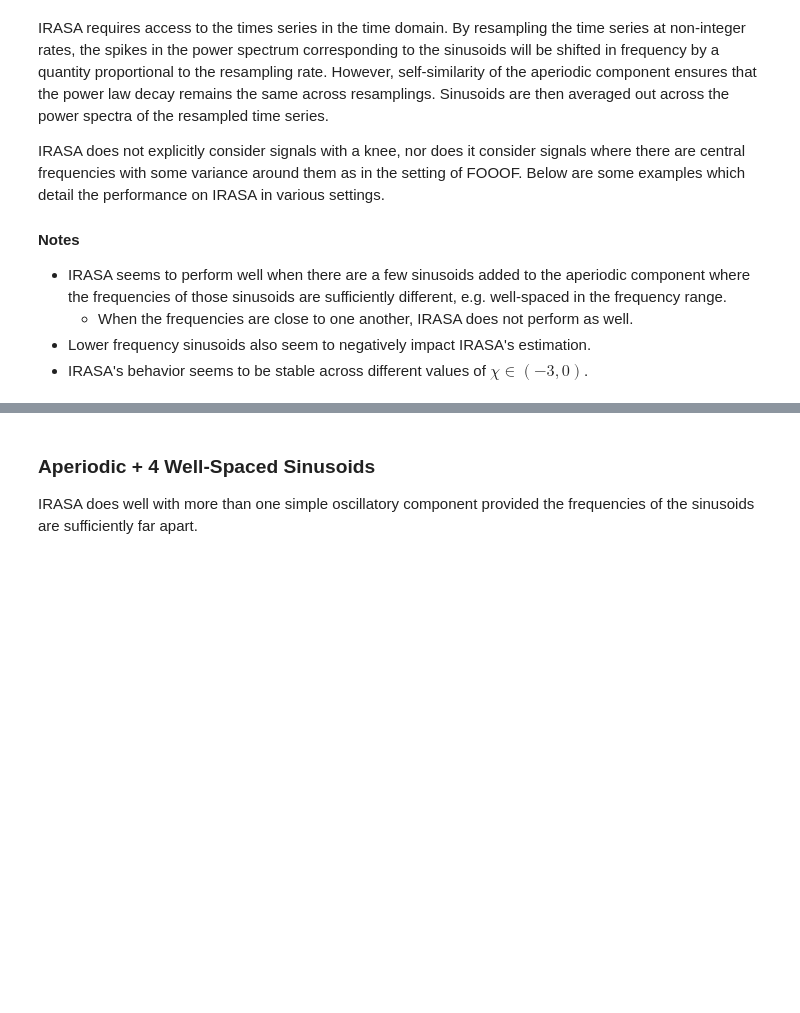
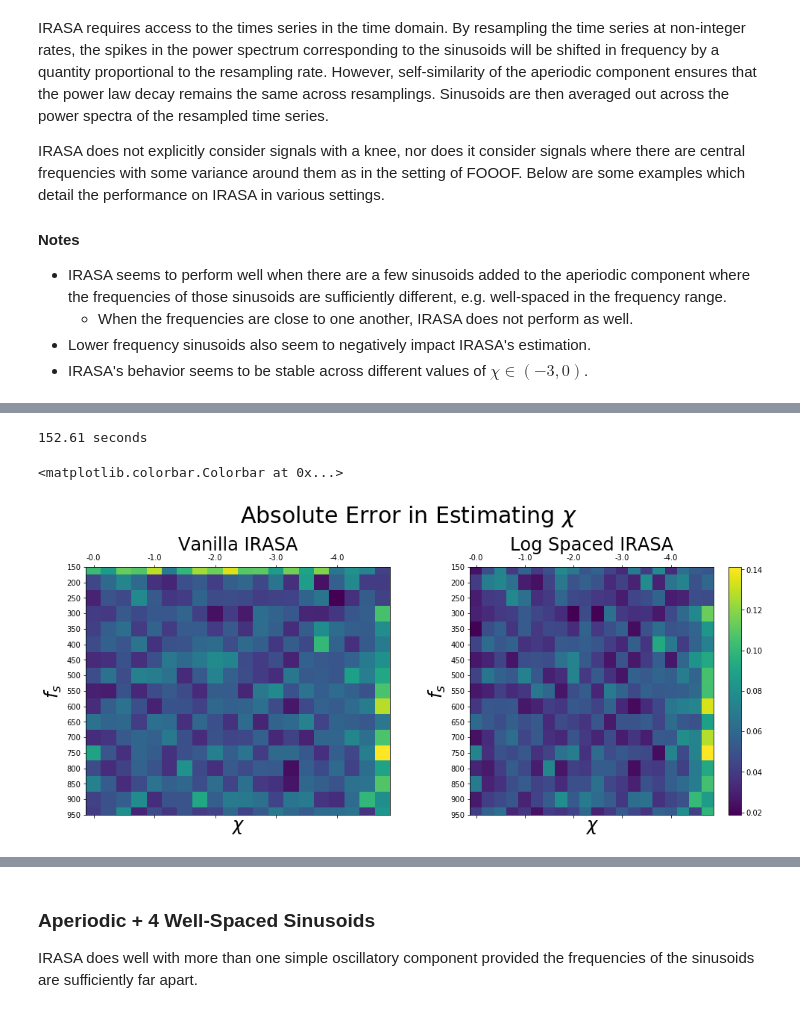
Before and after one commit to AperiodicMethods/AperiodicMethods, a Jupyter notebook: notebooks/EricIRASANotes.ipynb, the cells around one changed output, grey strips where cells are left out. Cells and saved outputs as stored; diff of their text form; code cells hidden in the pictures; blank space fills up the shorter version.

```diff
--- a/notebooks/EricIRASANotes.ipynb
+++ b/notebooks/EricIRASANotes.ipynb
@@ -56,0 +114,52 @@ Expected exponent: -1.75
+# %%
+n_seconds = 10
+fs_range = np.arange(150, 1000, 50, dtype='int')
+chis = -1*np.arange(0, 5, 0.25)
+f_range = (1, 50)
+num_trials = 10
+
+df = pd.DataFrame(index=fs_range, columns=chis, data=np.zeros((fs_range.shape[0], chis.shape[0])))
+df_log = pd.DataFrame(index=fs_range, columns=chis, data=np.zeros((fs_range.shape[0], chis.shape[0])))
+
+tic = time()
+for fs, chi, trial_idx in product(fs_range, chis, range(num_trials)):
+    irasa_params = {'fs' : fs, 'f_range' : f_range}
+    sim_components = {'sim_powerlaw': {'exponent' : chi}}
+    sig = sim_combined(n_seconds, fs, sim_components)
+
+    # Compute aperiodic component using IRASA
+    freqs_irasa, psd_ap, psd_pe = compute_irasa(sig, **irasa_params)
+
+    # Fit using all frequency data and using subsampled log-spaced frequencies
+    fit_off, fit_exp = fit_irasa(freqs_irasa, psd_ap)
+    fit_off_log, fit_exp_log = fit_irasa_logspace(freqs_irasa, psd_ap)
+
+    df.loc[fs][chi] += np.abs(chi - fit_exp)
+    df_log.loc[fs][chi] += np.abs(chi - fit_exp_log)
+
+toc = time()
+print(f"{toc-tic:.2f} seconds")
+df /= num_trials
+# %% [output]
+152.61 seconds
+# %%
+# Matrix plot
+fig, axes = plt.subplots(1,2, figsize = (15,7))
+cax = axes[0].matshow(df, aspect='auto')
+cax2 = axes[1].matshow(df_log, aspect='auto')
+axes[0].set_xlabel(r"$\chi$", fontsize=24)
+axes[0].set_ylabel(r"$f_s$", fontsize=24)
+axes[1].set_xlabel(r"$\chi$", fontsize=24)
+axes[1].set_ylabel(r"$f_s$", fontsize=24)
+plt.setp(axes, xticks=[idx for idx in range(0, chis.shape[0], 4)],
+        xticklabels=[chis[idx] for idx in range(0, chis.shape[0], 4)],
+        yticks=[idx for idx in range(0, fs_range.shape[0])],
+        yticklabels=[fs_range[idx] for idx in range(0, fs_range.shape[0])])
+fig.suptitle(r"Absolute Error in Estimating $\chi$", fontsize=30)
+axes[0].set_title("Vanilla IRASA", fontsize=24)
+axes[1].set_title("Log Spaced IRASA", fontsize=24)
+fig.tight_layout(pad=5.0)
+fig.colorbar(cax)
+# %% [output]
+<matplotlib.colorbar.Colorbar at 0x...>
+[figure, added]
```
Also changed, not shown: parts of 16 cells of this notebook, 1 other file.
